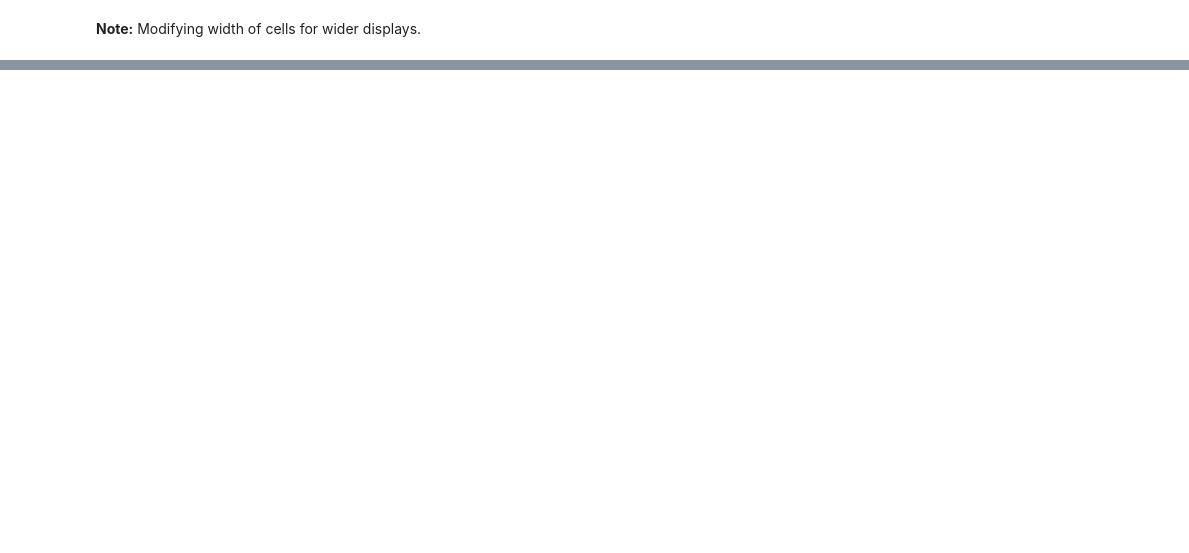
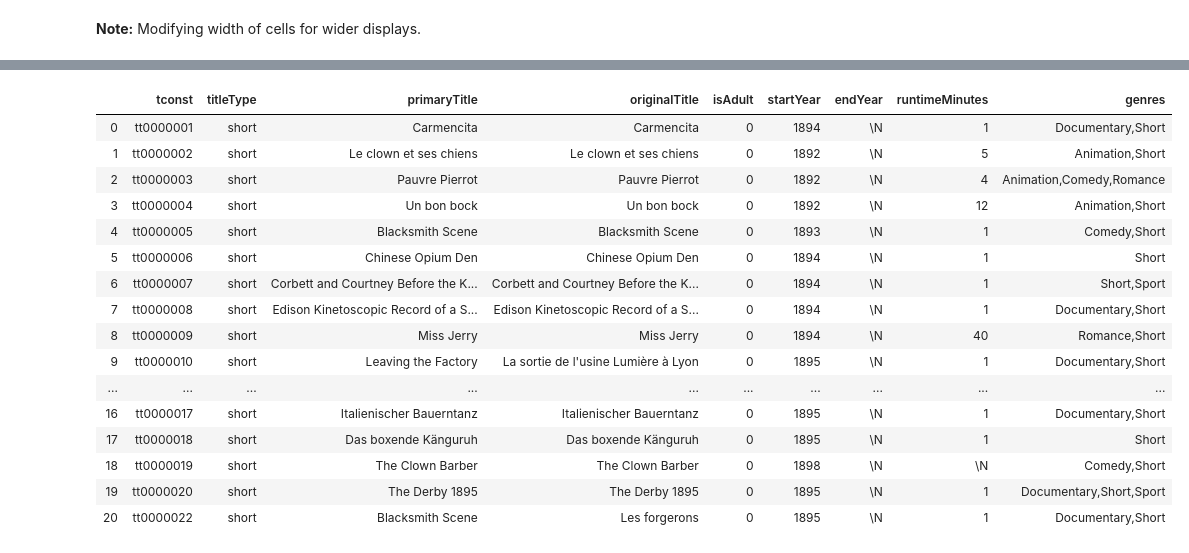
Before and after one commit to donald-f-ferguson/W4111F21, a Jupyter notebook: Lectures/Lecture_2_ER_Relational_SQL_I/Lecture_2_ER_Relational_SQL.I.ipynb, the cells around one changed output, grey strips where cells are left out. Saved outputs shown, nothing was run; the diff lists cells and outputs as text; code cells hidden in the pictures; blank space fills up the shorter version.

```diff
--- a/Lectures/Lecture_2_ER_Relational_SQL_I/Lecture_2_ER_Relational_SQL.I.ipynb
+++ b/Lectures/Lecture_2_ER_Relational_SQL_I/Lecture_2_ER_Relational_SQL.I.ipynb
@@ -735,0 +202,18 @@ group by a.character_id, name;
+# %%
+import time
+import csv
+
+fn = "/Users/donaldferguson/Dropbox/Columbia/IMDB/Data/title.principals.tsv"
+count = 0
+
+with open(fn, "r") as in_file:
+    done = False
+    while not done:
+        ln = in_file.readline()
+        count += 1
+        if ln is None or len(ln) == 0:
+            done = True
+
+count = round(count/1000000,1)
+
+print("There are", count, "million rows in", fn)
@@ -735,0 +230,16 @@ group by a.character_id, name;
+# %%
+def peek_csv(fn, count):
+    result = []
+    read_count = 0
+
+    with open(fn, "r") as in_file:
+        csv_file = csv.DictReader(in_file, delimiter="\t")
+        for r in csv_file:
+            read_count += 1
+            result.append(r)
+
+            if read_count > count:
+                break
+
+    result = pd.DataFrame(result)
+    return result
@@ -735,0 +267,21 @@ group by a.character_id, name;
+# %%
+some_titles = peek_csv("/Users/donaldferguson/Dropbox/Columbia/IMDB/Data/title.basics.tsv", 20)
+some_titles
+# %% [output]
+|  | tconst | titleType | primaryTitle | originalTitle | isAdult | startYear | endYear | runtimeMinutes | genres |
+| 0 | tt0000001 | short | Carmencita | Carmencita | 0 | 1894 | \N | 1 | Documentary,Short |
+| 1 | tt0000002 | short | Le clown et ses chiens | Le clown et ses chiens | 0 | 1892 | \N | 5 | Animation,Short |
+| 2 | tt0000003 | short | Pauvre Pierrot | Pauvre Pierrot | 0 | 1892 | \N | 4 | Animation,Comedy,Romance |
+| 3 | tt0000004 | short | Un bon bock | Un bon bock | 0 | 1892 | \N | 12 | Animation,Short |
+| 4 | tt0000005 | short | Blacksmith Scene | Blacksmith Scene | 0 | 1893 | \N | 1 | Comedy,Short |
+| 5 | tt0000006 | short | Chinese Opium Den | Chinese Opium Den | 0 | 1894 | \N | 1 | Short |
+| 6 | tt0000007 | short | Corbett and Courtney Before the K... | Corbett and Courtney Before the K... | 0 | 1894 | \N | 1 | Short,Sport |
+| 7 | tt0000008 | short | Edison Kinetoscopic Record of a S... | Edison Kinetoscopic Record of a S... | 0 | 1894 | \N | 1 | Documentary,Short |
+| 8 | tt0000009 | short | Miss Jerry | Miss Jerry | 0 | 1894 | \N | 40 | Romance,Short |
+| 9 | tt0000010 | short | Leaving the Factory | La sortie de l'usine Lumière à Lyon | 0 | 1895 | \N | 1 | Documentary,Short |
+| ... | ... | ... | ... | ... | ... | ... | ... | ... | ... |
+| 16 | tt0000017 | short | Italienischer Bauerntanz | Italienischer Bauerntanz | 0 | 1895 | \N | 1 | Documentary,Short |
+| 17 | tt0000018 | short | Das boxende Känguruh | Das boxende Känguruh | 0 | 1895 | \N | 1 | Short |
+| 18 | tt0000019 | short | The Clown Barber | The Clown Barber | 0 | 1898 | \N | \N | Comedy,Short |
+| 19 | tt0000020 | short | The Derby 1895 | The Derby 1895 | 0 | 1895 | \N | 1 | Documentary,Short,Sport |
+| 20 | tt0000022 | short | Blacksmith Scene | Les forgerons | 0 | 1895 | \N | 1 | Documentary,Short |
```
Also changed, not shown: parts of 110 cells of this notebook, 19 other files.
